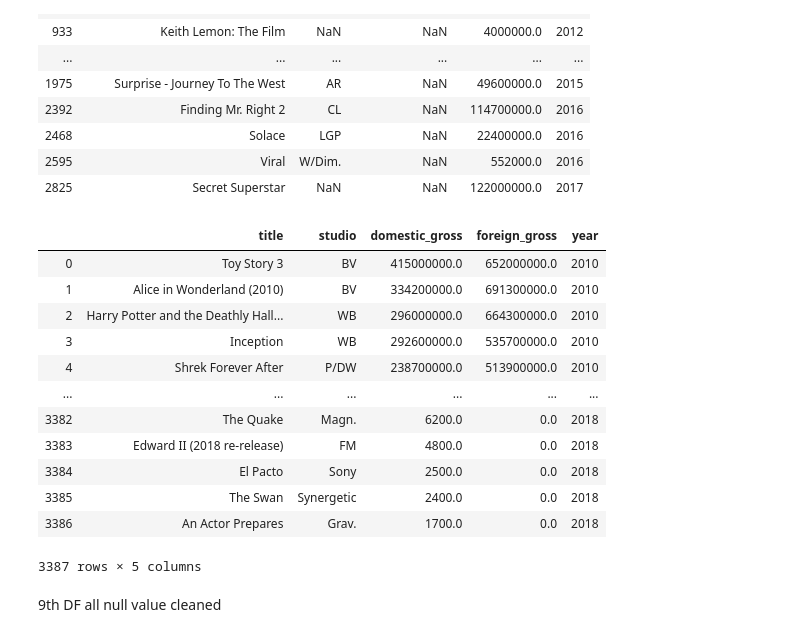
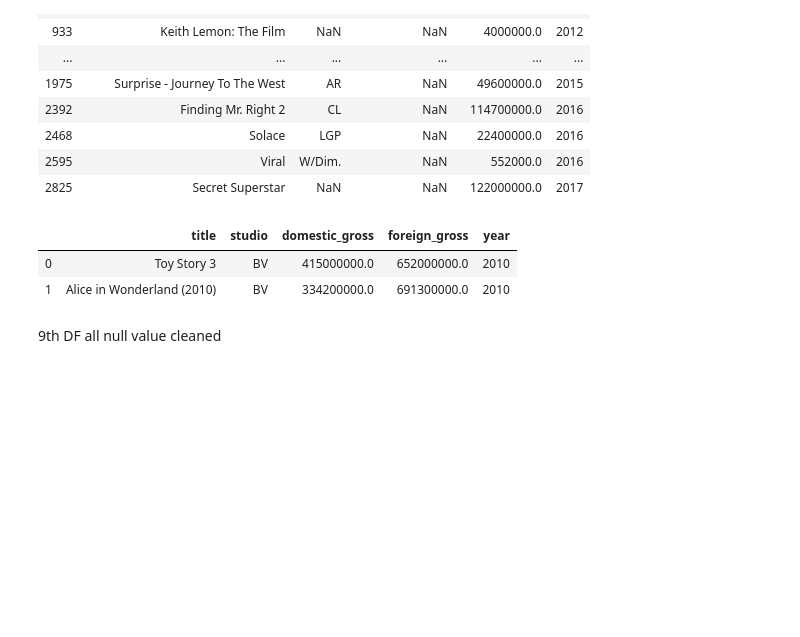
Before and after one commit to ksis1st/Project_MS_Studio, a Jupyter notebook: Project_MS_Studio.ipynb, the cells around one changed output. Saved outputs shown, nothing was run; the diff lists cells and outputs as text; code cells hidden in the pictures; blank space fills up the shorter version.

```diff
--- a/Project_MS_Studio.ipynb
+++ b/Project_MS_Studio.ipynb
@@ -1188,20 +1188,10 @@ bom['domestic_gross'].fillna(0, inplace=True)
 bom['foreign_gross'].fillna(0, inplace=True)
 # %%
 new_bom = bom.fillna({'studio': 'CTN'})
-new_bom
+new_bom.head(2)
 # %% [output]
 |  | title | studio | domestic_gross | foreign_gross | year |
 | 0 | Toy Story 3 | BV | 415000000.0 | 652000000.0 | 2010 |
 | 1 | Alice in Wonderland (2010) | BV | 334200000.0 | 691300000.0 | 2010 |
-| 2 | Harry Potter and the Deathly Hall... | WB | 296000000.0 | 664300000.0 | 2010 |
-| 3 | Inception | WB | 292600000.0 | 535700000.0 | 2010 |
-| 4 | Shrek Forever After | P/DW | 238700000.0 | 513900000.0 | 2010 |
-| ... | ... | ... | ... | ... | ... |
-| 3382 | The Quake | Magn. | 6200.0 | 0.0 | 2018 |
-| 3383 | Edward II (2018 re-release) | FM | 4800.0 | 0.0 | 2018 |
-| 3384 | El Pacto | Sony | 2500.0 | 0.0 | 2018 |
-| 3385 | The Swan | Synergetic | 2400.0 | 0.0 | 2018 |
-| 3386 | An Actor Prepares | Grav. | 1700.0 | 0.0 | 2018 |
-3387 rows × 5 columns
 # %% [markdown]
 9th DF all null value cleaned
```
Also changed, not shown: parts of 24 cells of this notebook.
